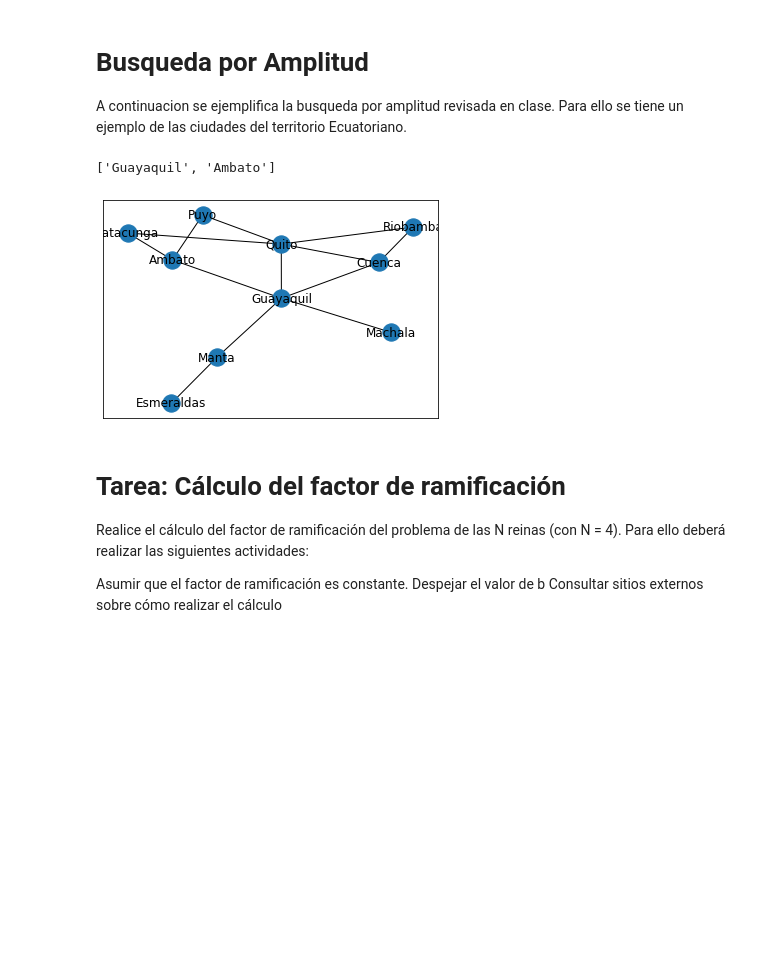
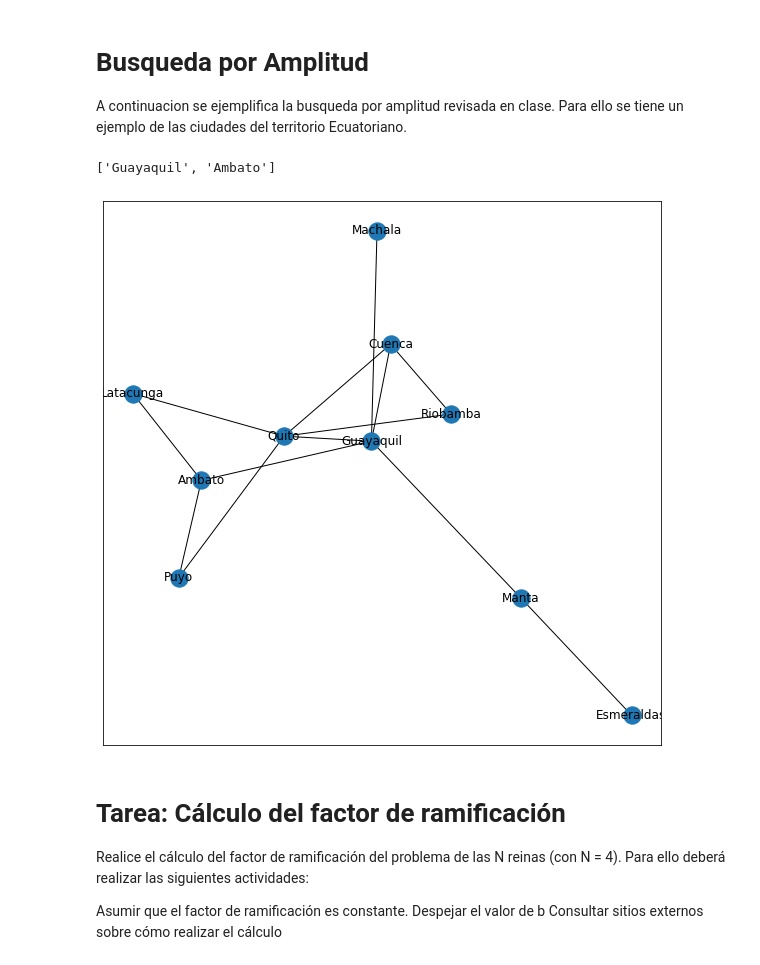
Before and after one commit to JorgeReneArevalo/Inteligencia-Artificial, a Jupyter notebook: BusquedaAmplitud.ipynb, the cells around one changed output. Saved outputs shown, nothing was run; the diff lists cells and outputs as text; code cells hidden in the pictures; blank space fills up the shorter version.

```diff
--- a/BusquedaAmplitud.ipynb
+++ b/BusquedaAmplitud.ipynb
@@ -37,6 +37,7 @@ class Node:
         return str(self.data)
 # %%
 import networkx as grafico
+import matplotlib.pyplot as tam
 # Implementacion del metodo de busqueda por amplitud
 def search_Amplitud_solution(connections, init_state, solution):
     solved = False # Variable para almacenar el estado de la busqueda
@@ -78,35 +79,36 @@ if __name__ == "__main__":
     }
 
     init_state = 'Guayaquil'
     solution = 'Ambato'
     solution_node = search_Amplitud_solution(connections, init_state, solution)
     # mostrar resultado
     result = []
     node = solution_node
 
 
     ## Graficar Arbol
     grafic = grafico.Graph()
     grafic.add_nodes_from(connections)
 
     for key, lista in connections.items():
         for i in lista:
             grafic.add_edge(key,i)
-
+    tam.figure(3,figsize=(10,10))
 
     if node is not None:
         while node.fathr is not None:
             result.append(node.data)
             node = node.fathr
         result.append(init_state)
         result.reverse() # Reverso el resultado (Solo para presentar)
         print(result)
         grafico.draw_networkx(grafic, witch_label = True)
+        tam.show()
     else:
         print("No hay solucion !!!!")
 # %% [output]
 ['Guayaquil', 'Ambato']
-[figure, old version]
+[figure, new version]
 # %% [markdown]
 # Tarea: Cálculo del factor de ramificación
 Realice el cálculo del factor de ramificación del problema de las N reinas (con N = 4). Para ello deberá realizar las siguientes actividades:
```
Also changed, not shown: parts of 4 cells of this notebook.
